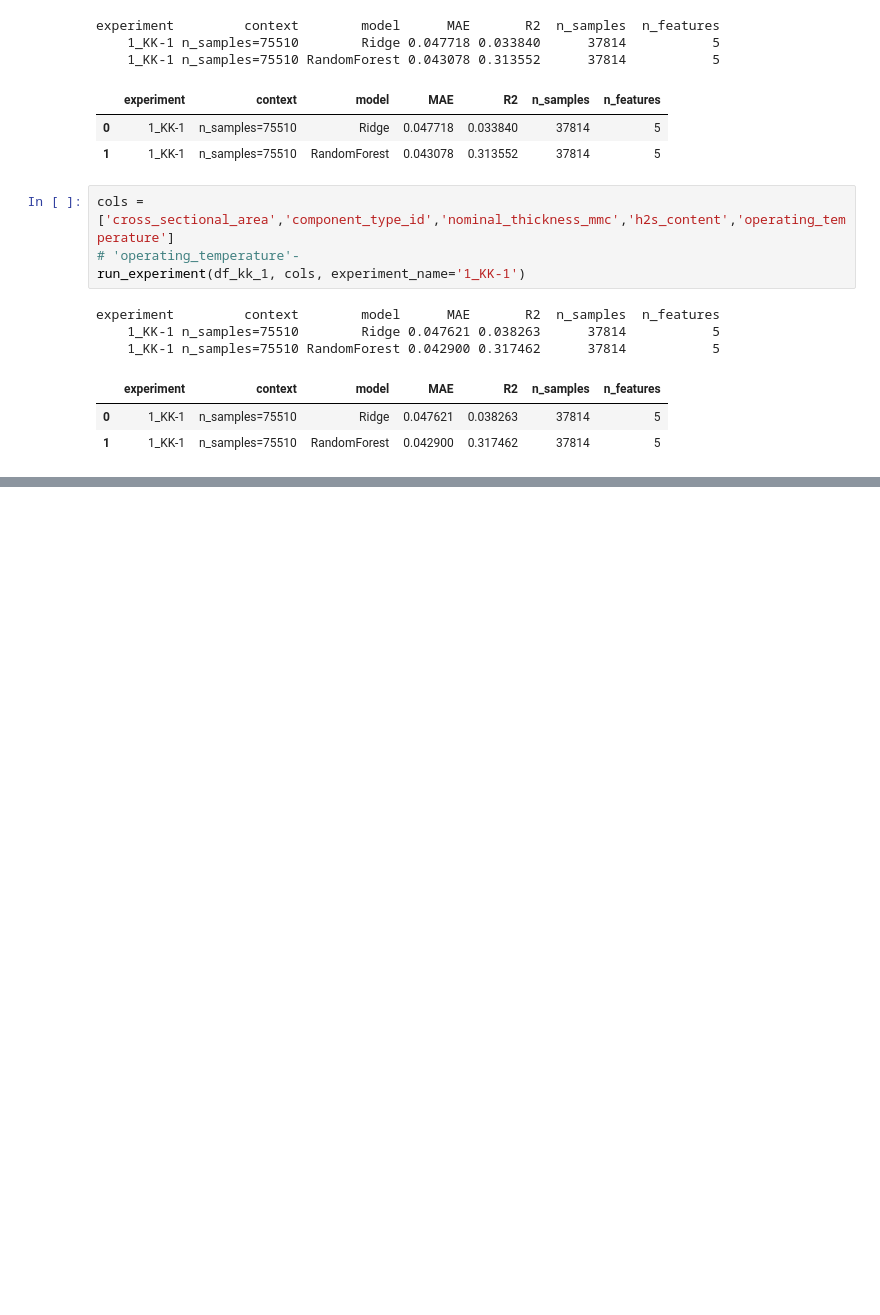
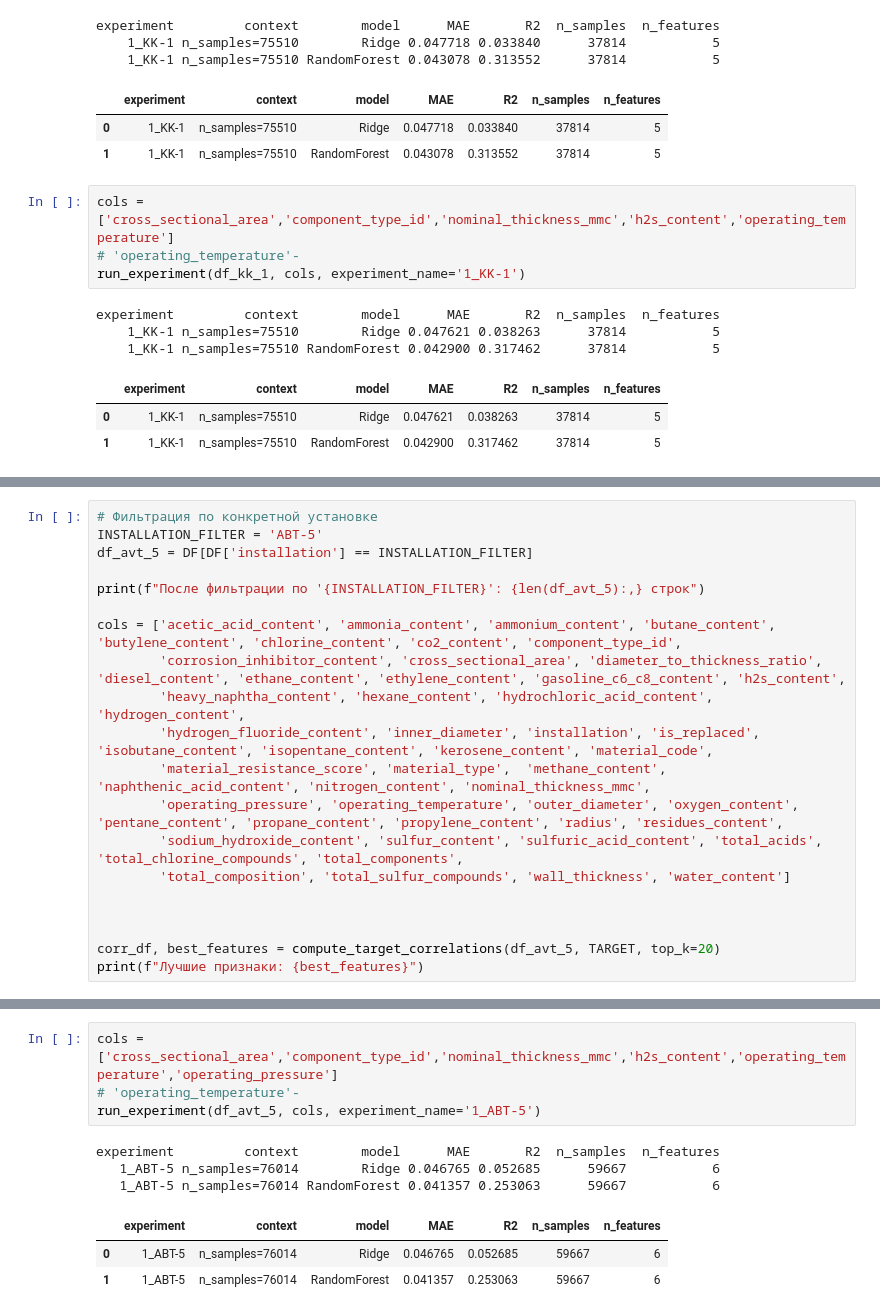
Before and after one commit to Kosyakin/corrosion_analysis_project, a Jupyter notebook: notebooks/08_param_experiments.ipynb, the cells around one changed output, grey strips where cells are left out. Saved outputs shown, nothing was run; the diff lists cells and outputs as text; blank space fills up the shorter version.

```diff
--- a/notebooks/08_param_experiments.ipynb
+++ b/notebooks/08_param_experiments.ipynb
@@ -359,0 +325,20 @@ experiment         context        model      MAE       R2  n_samples  n_features
+# %%
+# Фильтрация по конкретной установке
+INSTALLATION_FILTER = 'АВТ-5'
+df_avt_5 = DF[DF['installation'] == INSTALLATION_FILTER]
+
+print(f"После фильтрации по '{INSTALLATION_FILTER}': {len(df_avt_5):,} строк")
+
+cols = ['acetic_acid_content', 'ammonia_content', 'ammonium_content', 'butane_content', 'butylene_content', 'chlorine_content', 'co2_content', 'component_type_id',
+        'corrosion_inhibitor_content', 'cross_sectional_area', 'diameter_to_thickness_ratio', 'diesel_content', 'ethane_content', 'ethylene_content', 'gasoline_c6_c8_content', 'h2s_content',
+        'heavy_naphtha_content', 'hexane_content', 'hydrochloric_acid_content', 'hydrogen_content',
+        'hydrogen_fluoride_content', 'inner_diameter', 'installation', 'is_replaced', 'isobutane_content', 'isopentane_content', 'kerosene_content', 'material_code',
+        'material_resistance_score', 'material_type',  'methane_content', 'naphthenic_acid_content', 'nitrogen_content', 'nominal_thickness_mmc',
+        'operating_pressure', 'operating_temperature', 'outer_diameter', 'oxygen_content', 'pentane_content', 'propane_content', 'propylene_content', 'radius', 'residues_content',
+        'sodium_hydroxide_content', 'sulfur_content', 'sulfuric_acid_content', 'total_acids', 'total_chlorine_compounds', 'total_components',
+        'total_composition', 'total_sulfur_compounds', 'wall_thickness', 'water_content']
+
+
+
+corr_df, best_features = compute_target_correlations(df_avt_5, TARGET, top_k=20)
+print(f"Лучшие признаки: {best_features}")
@@ -359,0 +363,11 @@ experiment         context        model      MAE       R2  n_samples  n_features
+# %%
+cols = ['cross_sectional_area','component_type_id','nominal_thickness_mmc','h2s_content','operating_temperature','operating_pressure']
+# 'operating_temperature'-
+run_experiment(df_avt_5, cols, experiment_name='1_АВТ-5')
+# %% [output]
+experiment         context        model      MAE       R2  n_samples  n_features
+   1_АВТ-5 n_samples=76014        Ridge 0.046765 0.052685      59667           6
+   1_АВТ-5 n_samples=76014 RandomForest 0.041357 0.253063      59667           6
+|  | experiment | context | model | MAE | R2 | n_samples | n_features |
+| 0 | 1_АВТ-5 | n_samples=76014 | Ridge | 0.046765 | 0.052685 | 59667 | 6 |
+| 1 | 1_АВТ-5 | n_samples=76014 | RandomForest | 0.041357 | 0.253063 | 59667 | 6 |
```
Also changed, not shown: parts of 8 cells of this notebook.
